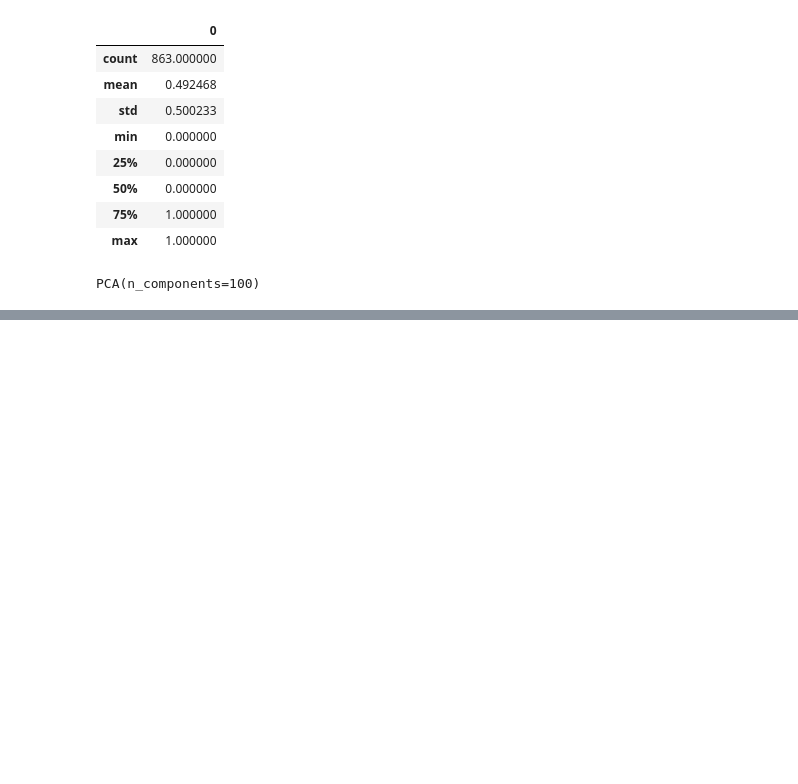
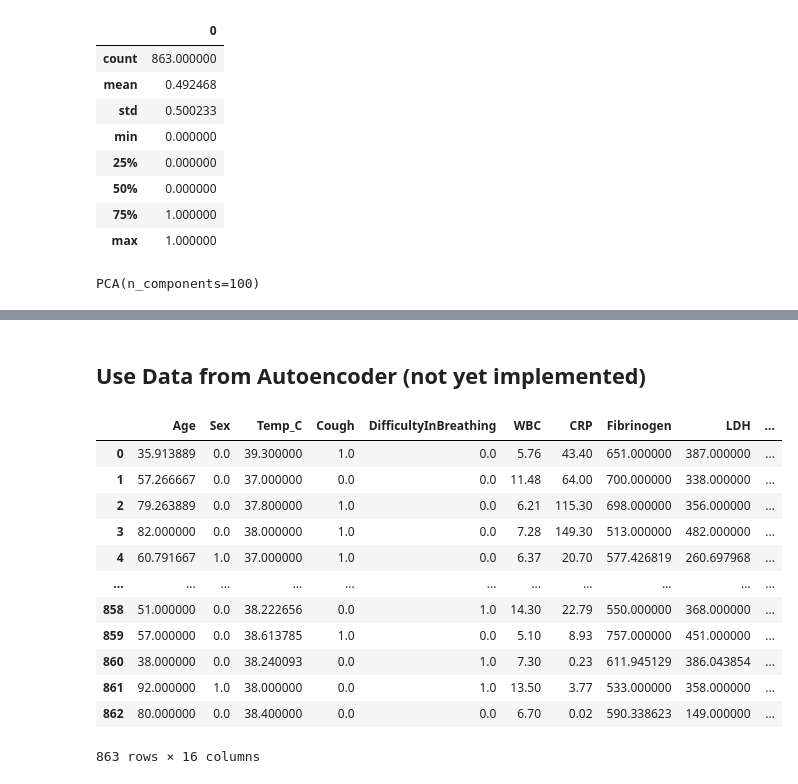
Before and after one commit to SRSteinkamp/HIDA_COV19_kitmetricsfriends, a Jupyter notebook: CV_final_models.ipynb, the cells around one changed output, grey strips where cells are left out. Saved outputs shown, nothing was run; the diff lists cells and outputs as text; code cells hidden in the pictures; blank space fills up the shorter version.

```diff
--- a/CV_final_models.ipynb
+++ b/CV_final_models.ipynb
@@ -130,0 +233,27 @@ Ada Boost:  0.584121892542101
+# %% [markdown]
+## Use Data from Autoencoder (not yet implemented)
+# %%
+#Try Autoencoded Data
+
+clinical_y = pd.read_csv("Data Auto Encoder/trainSet.txt")
+clinical_auto = pd.read_csv("Data Auto Encoder/simon_TRAIN_impute_classify.csv")
+
+clinical_auto.describe()
+x_auto = clinical_auto.drop(['PatientID','ImageFile','Hospital','Prognosis'],1)
+y_auto = clinical_y[['Prognosis']]
+# %%
+x_auto
+# %% [output]
+|  | Age | Sex | Temp_C | Cough | DifficultyInBreathing | WBC | CRP | Fibrinogen | LDH | ... |
+| 0 | 35.913889 | 0.0 | 39.300000 | 1.0 | 0.0 | 5.76 | 43.40 | 651.000000 | 387.000000 | ... |
+| 1 | 57.266667 | 0.0 | 37.000000 | 0.0 | 0.0 | 11.48 | 64.00 | 700.000000 | 338.000000 | ... |
+| 2 | 79.263889 | 0.0 | 37.800000 | 1.0 | 0.0 | 6.21 | 115.30 | 698.000000 | 356.000000 | ... |
+| 3 | 82.000000 | 0.0 | 38.000000 | 1.0 | 0.0 | 7.28 | 149.30 | 513.000000 | 482.000000 | ... |
+| 4 | 60.791667 | 1.0 | 37.000000 | 1.0 | 0.0 | 6.37 | 20.70 | 577.426819 | 260.697968 | ... |
+| ... | ... | ... | ... | ... | ... | ... | ... | ... | ... | ... |
+| 858 | 51.000000 | 0.0 | 38.222656 | 0.0 | 1.0 | 14.30 | 22.79 | 550.000000 | 368.000000 | ... |
+| 859 | 57.000000 | 0.0 | 38.613785 | 1.0 | 0.0 | 5.10 | 8.93 | 757.000000 | 451.000000 | ... |
+| 860 | 38.000000 | 0.0 | 38.240093 | 0.0 | 1.0 | 7.30 | 0.23 | 611.945129 | 386.043854 | ... |
+| 861 | 92.000000 | 1.0 | 38.000000 | 0.0 | 1.0 | 13.50 | 3.77 | 533.000000 | 358.000000 | ... |
+| 862 | 80.000000 | 0.0 | 38.400000 | 0.0 | 0.0 | 6.70 | 0.02 | 590.338623 | 149.000000 | ... |
+863 rows × 16 columns
```
Also changed, not shown: parts of 38 cells of this notebook.
